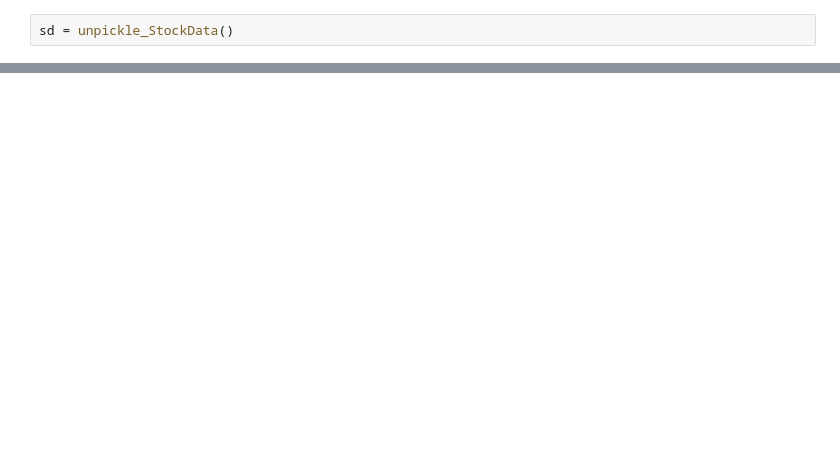
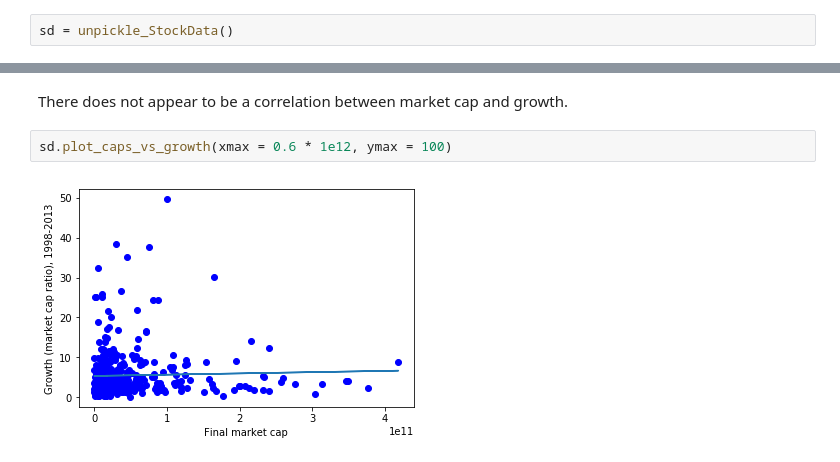
Before and after one commit to joshvonkorff/Project-2, a Jupyter notebook: Stock prices.ipynb, the cells around one changed output, grey strips where cells are left out. Drawn from its saved outputs; the diff is of its cells as text; blank space fills up the shorter version.

```diff
--- a/Stock prices.ipynb
+++ b/Stock prices.ipynb
@@ -807,0 +734,6 @@ print(sd.sectors)
+# %% [markdown]
+There does not appear to be a correlation between market cap and growth.
+# %%
+sd.plot_caps_vs_growth(xmax = 0.6 * 1e12, ymax = 100)
+# %% [output]
+[figure, added]
```
Also changed, not shown: parts of 48 cells of this notebook.
